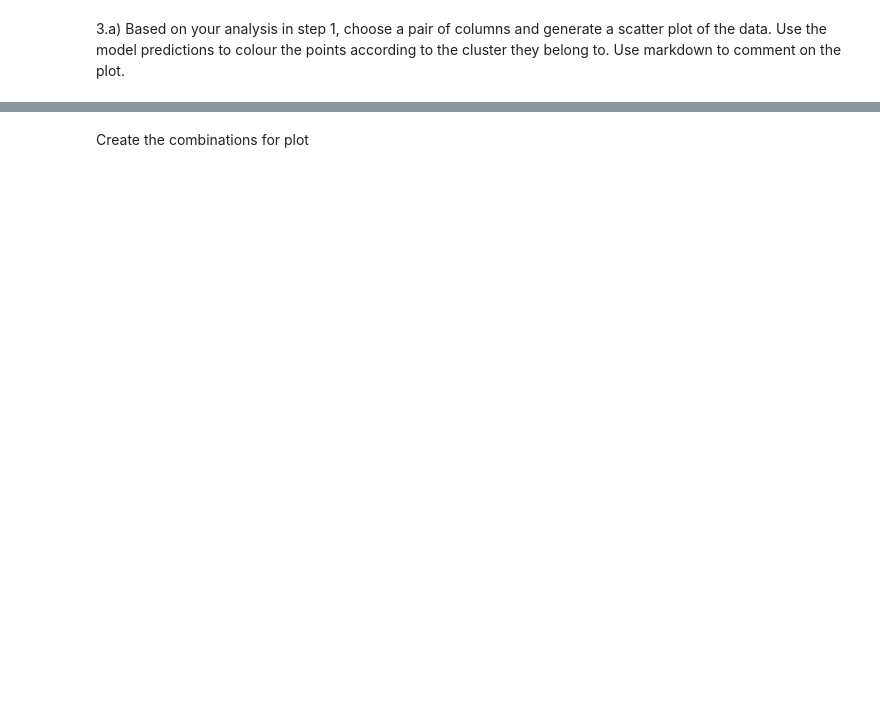
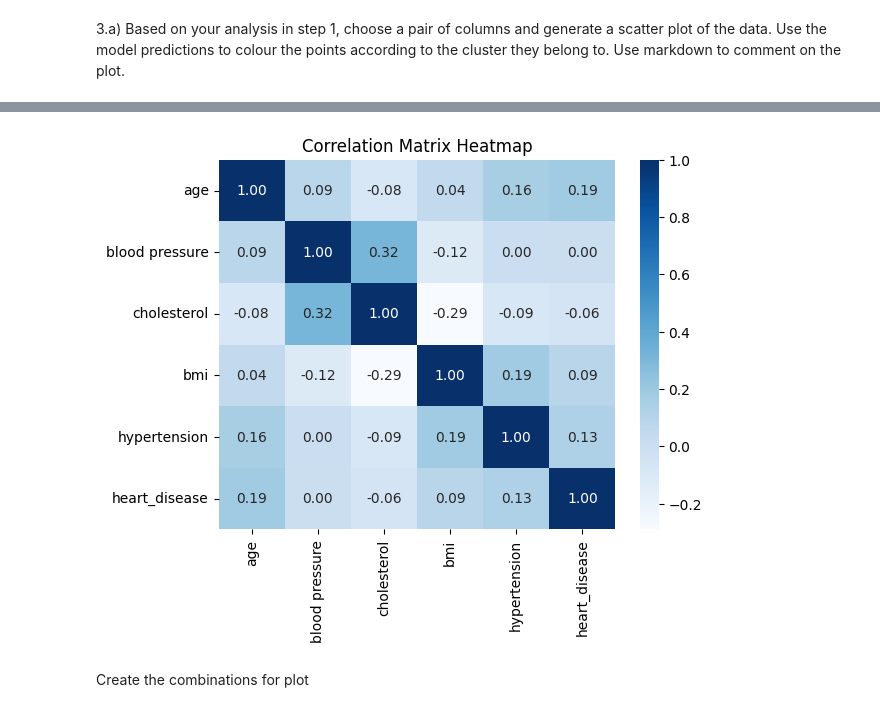
Before and after one commit to PKpacheco/uml-assignment2_dbscan, a Jupyter notebook: Assignment_3_DBSCAN_UML_Paola_Pacheco.ipynb, the cells around one changed output, grey strips where cells are left out. Cells and saved outputs as stored; diff of their text form; code cells hidden in the pictures; blank space fills up the shorter version.

```diff
--- a/Assignment_3_DBSCAN_UML_Paola_Pacheco.ipynb
+++ b/Assignment_3_DBSCAN_UML_Paola_Pacheco.ipynb
@@ -547,2 +590,12 @@ memory usage: 435.2 KB
+# %%
+correlation_matrix_selected = selected_features.corr()
+
+# heat map
+
+sns.heatmap(correlation_matrix_selected, annot=True, cmap='Blues', fmt=".2f")
+plt.title("Correlation Matrix Heatmap")
+plt.show()
+# %% [output]
+[figure, added]
 # %% [markdown]
 Create the combinations for plot
```
Also changed, not shown: parts of 34 cells of this notebook.
